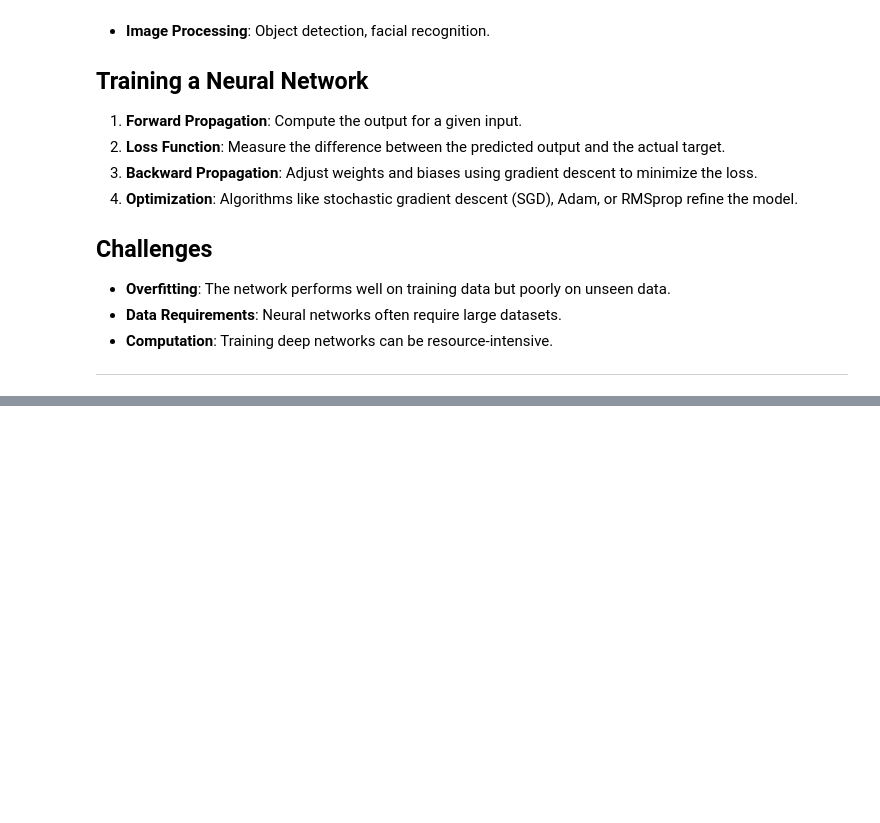
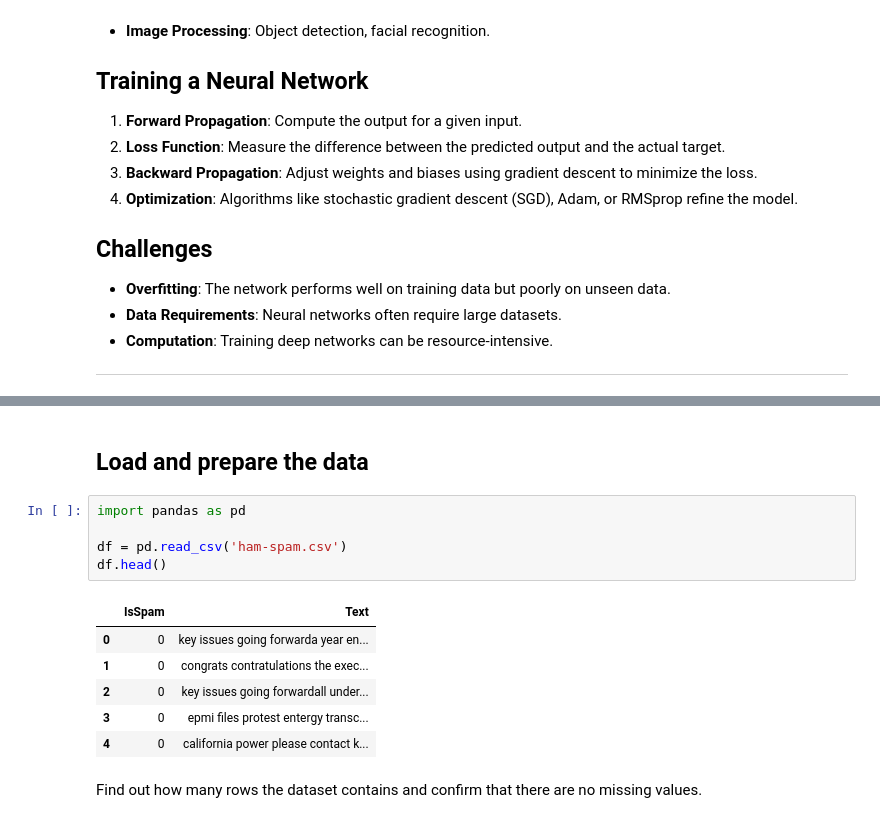
Before and after one commit to NanayawBawiah/FinalProject, a Jupyter notebook: supervised/NeuralNetworks/NeuralNetworks.ipynb, the cells around one changed output, grey strips where cells are left out. Drawn from its saved outputs; the diff is of its cells as text; blank space fills up the shorter version.

```diff
--- a/supervised/NeuralNetworks/NeuralNetworks.ipynb
+++ b/supervised/NeuralNetworks/NeuralNetworks.ipynb
@@ -473,0 +45,16 @@ if __name__ == "__main__":
+# %% [markdown]
+## Load and prepare the data
+# %%
+import pandas as pd
+
+df = pd.read_csv('ham-spam.csv')
+df.head()
+# %% [output]
+|  | IsSpam | Text |
+| 0 | 0 | key issues going forwarda year en... |
+| 1 | 0 | congrats contratulations the exec... |
+| 2 | 0 | key issues going forwardall under... |
+| 3 | 0 | epmi files protest entergy transc... |
+| 4 | 0 | california power please contact k... |
+# %% [markdown]
+Find out how many rows the dataset contains and confirm that there are no missing values.
```
Also changed, not shown: parts of 38 cells of this notebook, 1 other file.
